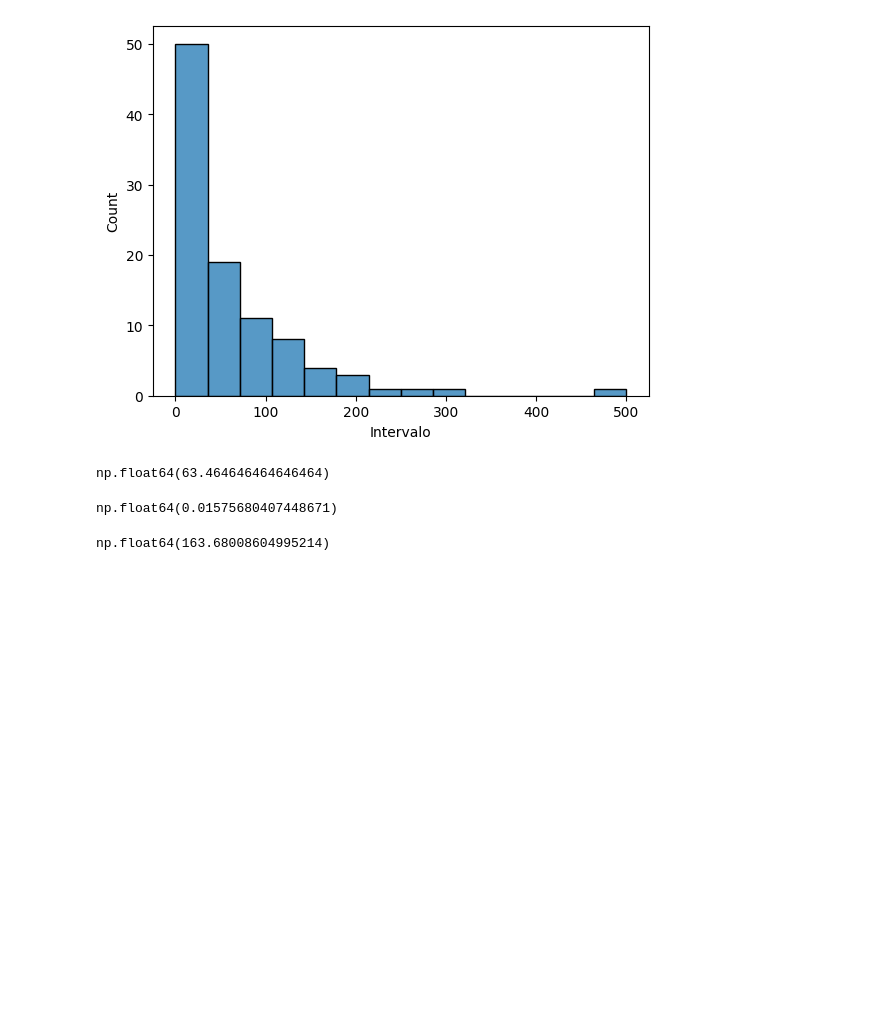
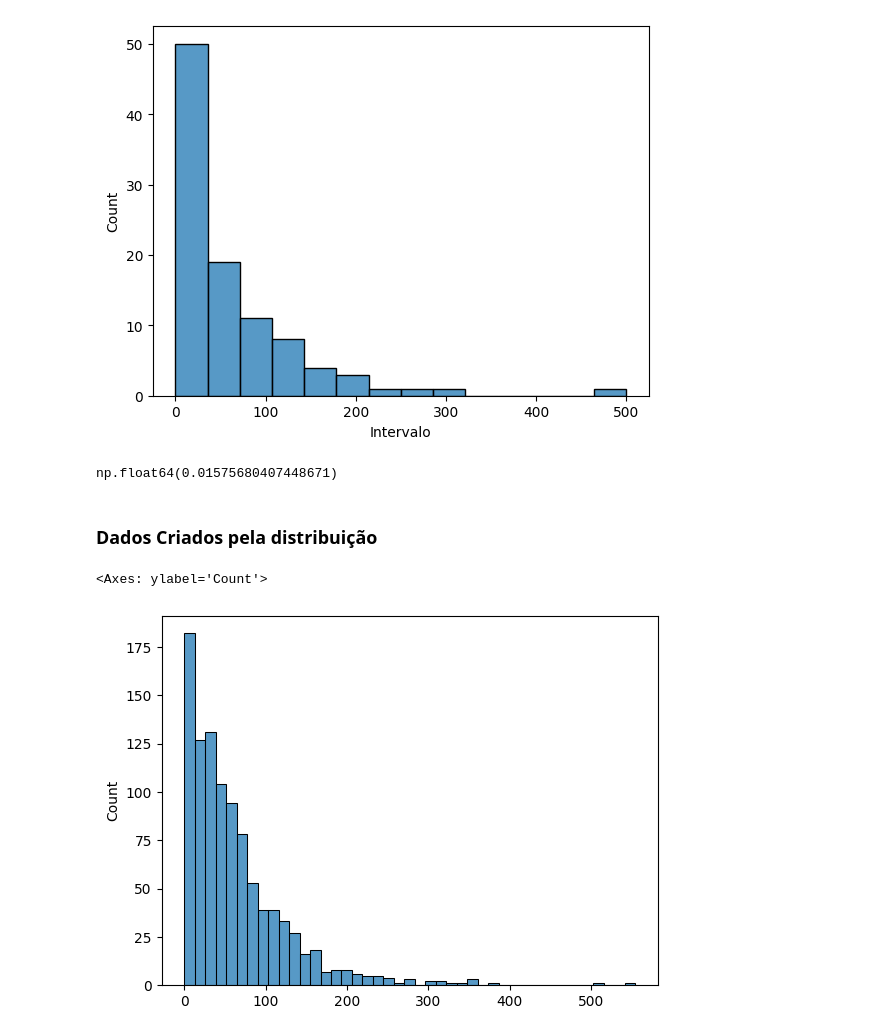
Before and after one commit to ErickFiel/Simulacao-Discreta, a Jupyter notebook: simulation.ipynb, the cells around one changed output. Drawn from its saved outputs; the diff is of its cells as text; code cells hidden in the pictures; blank space fills up the shorter version.

```diff
--- a/simulation.ipynb
+++ b/simulation.ipynb
@@ -347,7 +355,3 @@ sns.histplot(data=df_times, x = 'Intervalo')
 # %% [output]
 <Axes: xlabel='Intervalo', ylabel='Count'>
 [figure]
-# %%
-df_times['Intervalo'].mean()
-# %% [output]
-np.float64(63.464646464646464)
@@ -357,10 +359,14 @@ df_times['Intervalo'].mean()
 1/df_times['Intervalo'].mean()
 # %% [output]
 np.float64(0.01575680407448671)
+# %% [markdown]
+### Dados Criados pela distribuição
 # %%
-random.expovariate(1.0/df_times['Intervalo'].mean())
+random.seed(10)
+sns.histplot([random.expovariate(1.0/df_times['Intervalo'].mean()) for x in range(1000)])
 # %% [output]
-np.float64(163.68008604995214)
+<Axes: ylabel='Count'>
+[figure, added]
 # %%
 contaClientes = 0             # conta clientes que chegaram no sistema
 
```
Also changed, not shown: parts of 8 cells of this notebook, 1 other file.
